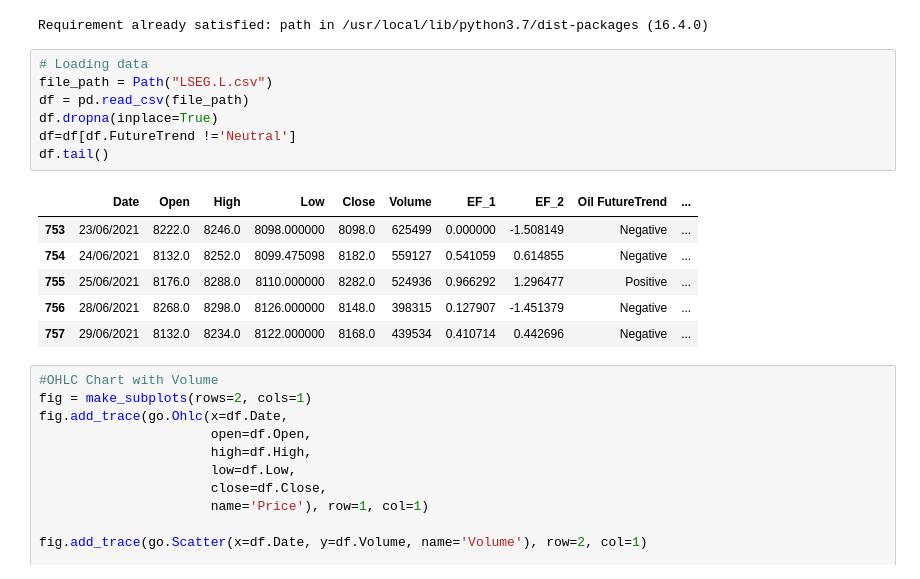
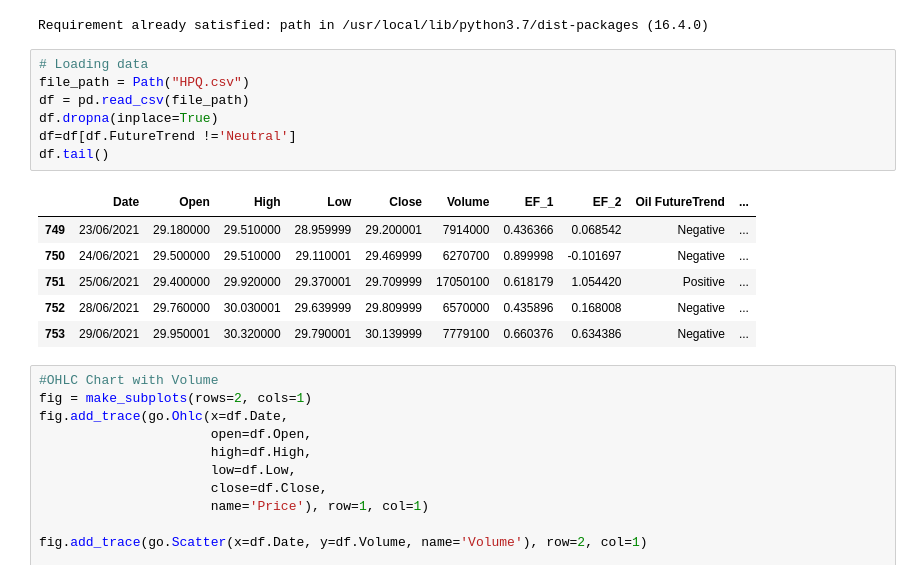
Before and after one commit to muhammadanas25/Stock_trend_prediction, a Jupyter notebook: LGBM_Model__Stock_Model.ipynb, the cells around one changed output. Drawn from its saved outputs; the diff is of its cells as text.

```diff
--- a/LGBM_Model__Stock_Model.ipynb
+++ b/LGBM_Model__Stock_Model.ipynb
@@ -40,18 +40,18 @@ from sklearn.compose import make_column_selector as selector
 Requirement already satisfied: path in /usr/local/lib/python3.7/dist-packages (16.4.0)
 # %%
 # Loading data
-file_path = Path("LSEG.L.csv")
+file_path = Path("HPQ.csv")
 df = pd.read_csv(file_path)
 df.dropna(inplace=True)
 df=df[df.FutureTrend !='Neutral']
 df.tail()
 # %% [output]
 |  | Date | Open | High | Low | Close | Volume | EF_1 | EF_2 | Oil FutureTrend | ... |
-| 753 | 23/06/2021 | 8222.0 | 8246.0 | 8098.000000 | 8098.0 | 625499 | 0.000000 | -1.508149 | Negative | ... |
-| 754 | 24/06/2021 | 8132.0 | 8252.0 | 8099.475098 | 8182.0 | 559127 | 0.541059 | 0.614855 | Negative | ... |
-| 755 | 25/06/2021 | 8176.0 | 8288.0 | 8110.000000 | 8282.0 | 524936 | 0.966292 | 1.296477 | Positive | ... |
-| 756 | 28/06/2021 | 8268.0 | 8298.0 | 8126.000000 | 8148.0 | 398315 | 0.127907 | -1.451379 | Negative | ... |
-| 757 | 29/06/2021 | 8132.0 | 8234.0 | 8122.000000 | 8168.0 | 439534 | 0.410714 | 0.442696 | Negative | ... |
+| 749 | 23/06/2021 | 29.180000 | 29.510000 | 28.959999 | 29.200001 | 7914000 | 0.436366 | 0.068542 | Negative | ... |
+| 750 | 24/06/2021 | 29.500000 | 29.510000 | 29.110001 | 29.469999 | 6270700 | 0.899998 | -0.101697 | Negative | ... |
+| 751 | 25/06/2021 | 29.400000 | 29.920000 | 29.370001 | 29.709999 | 17050100 | 0.618179 | 1.054420 | Positive | ... |
+| 752 | 28/06/2021 | 29.760000 | 30.030001 | 29.639999 | 29.809999 | 6570000 | 0.435896 | 0.168008 | Negative | ... |
+| 753 | 29/06/2021 | 29.950001 | 30.320000 | 29.790001 | 30.139999 | 7779100 | 0.660376 | 0.634386 | Negative | ... |
 # %%
 #OHLC Chart with Volume
 fig = make_subplots(rows=2, cols=1)
```
Also changed, not shown: parts of 4 cells of this notebook.
